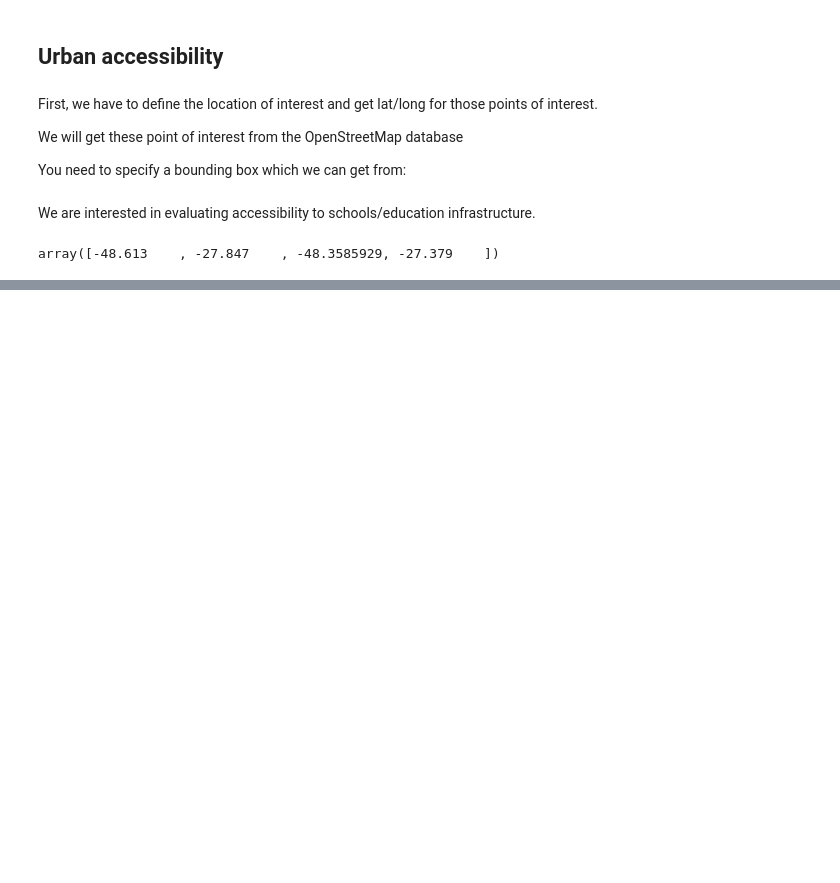
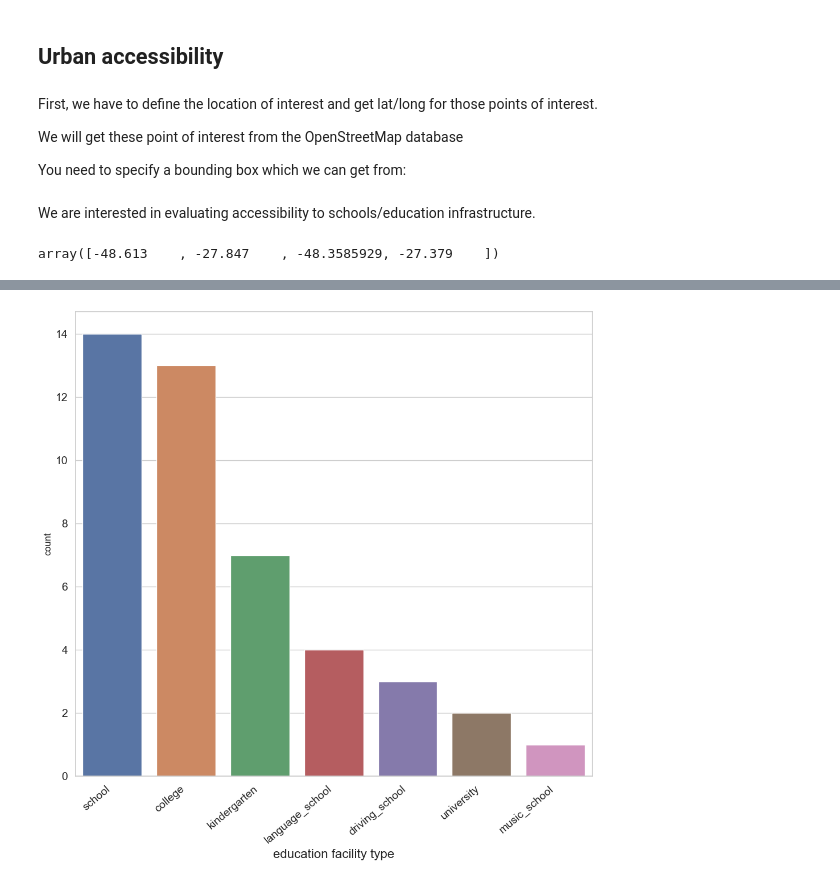
Before and after one commit to EL-BID/IADB-education-1, a Jupyter notebook: florianopolis_model.ipynb, the cells around one changed output, grey strips where cells are left out. Cells and saved outputs as stored; diff of their text form; code cells hidden in the pictures; blank space fills up the shorter version.

```diff
--- a/florianopolis_model.ipynb
+++ b/florianopolis_model.ipynb
@@ -270,0 +342,17 @@ JSONDecodeError: Expecting value: line 1 column 1 (char 0)
+# %%
+# create a hisogram in seaborn showing the number of schools per type
+# order countplt by the number of schools per type
+import seaborn as sns
+sns.set(style="whitegrid")
+ax = sns.countplot(x="poi_type", data=es, order=es.poi_type.value_counts().index)
+ax.set_xticklabels(ax.get_xticklabels(), rotation=40, ha="right")
+# increase tick label size
+ax.tick_params(labelsize=14)
+# increase x and y label size
+ax.set_xlabel(ax.get_xlabel(), fontsize=16)
+# change x axis label to "education facility type"
+ax.set_xlabel("education facility type", fontsize=16)
+plt.tight_layout()
+plt.show()
+# %% [output]
+[figure, added]
```
Also changed, not shown: parts of 29 cells of this notebook.
